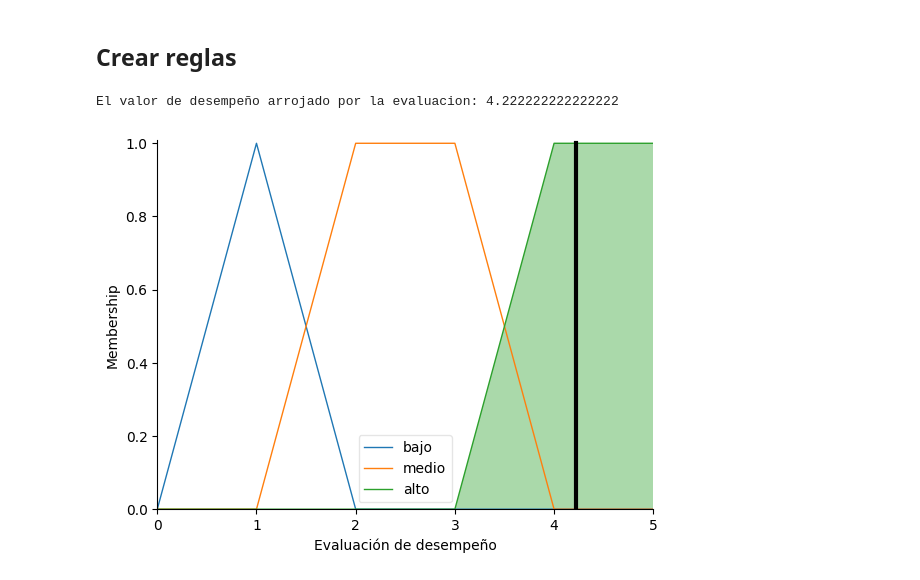
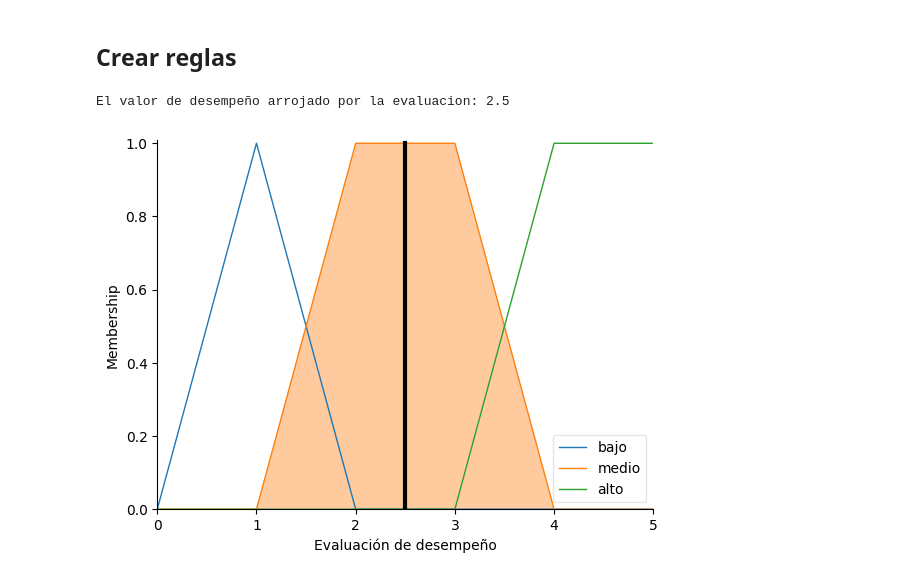
Before and after one commit to juanfer1a/fusion_datos, a Jupyter notebook: codigo_taller2/FIS_desempeño_docente.ipynb, the cells around one changed output. Saved outputs shown, nothing was run; the diff lists cells and outputs as text; code cells hidden in the pictures.

```diff
--- a/codigo_taller2/FIS_desempeño_docente.ipynb
+++ b/codigo_taller2/FIS_desempeño_docente.ipynb
@@ -186,19 +186,18 @@ desempeño_ctrl = ctrl.ControlSystem([rule1,rule2,rule3,rule4,rule5,rule6,rule7,
 desempeño_sim = ctrl.ControlSystemSimulation(desempeño_ctrl)
 # %%
 # Asignando algunas entradas para probar el sistema
-desempeño_sim.input['Compromiso'] = 5
-desempeño_sim.input['Comunicación'] = 5
-desempeño_sim.input['Feedback y Evaluación'] = 5
-desempeño_sim.input['Habilidades de Enseñanza'] = 1
+desempeño_sim.input['Compromiso'] = 2
+desempeño_sim.input['Comunicación'] = 4
+desempeño_sim.input['Feedback y Evaluación'] = 1
+desempeño_sim.input['Habilidades de Enseñanza'] = 5
 # %%
 # Computando el resultado
 desempeño_sim.compute()
 # %%
 # Imprimiendo el nivel de desempeño resultante
 output_desempeño = desempeño_sim.output['Evaluación de desempeño']
-output_desempeño
 print(f"El valor de desempeño arrojado por la evaluacion: {output_desempeño}")
 ED.view(sim=desempeño_sim)
 # %% [output]
-El valor de desempeño arrojado por la evaluacion: 4.222222222222222
+El valor de desempeño arrojado por la evaluacion: 2.5
-[figure, old version]
+[figure, new version]
```
Also changed, not shown: 3 other files.
